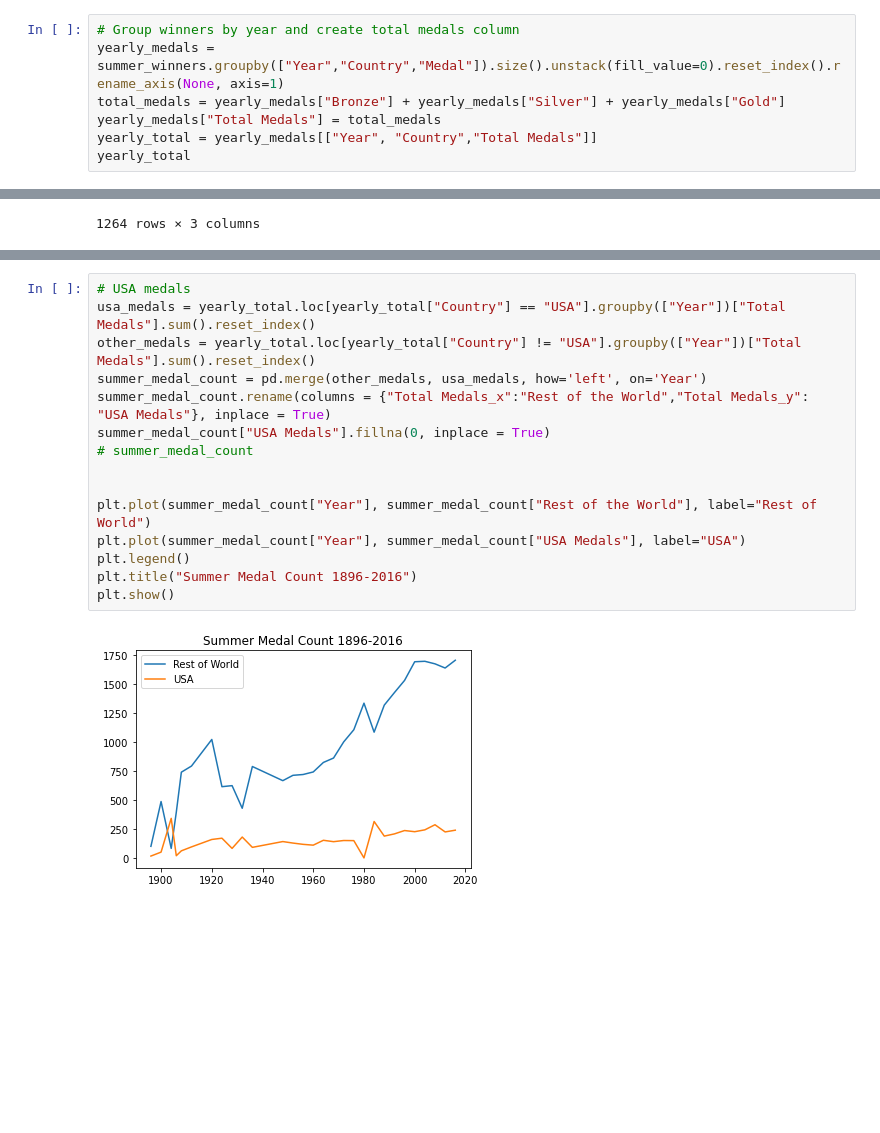
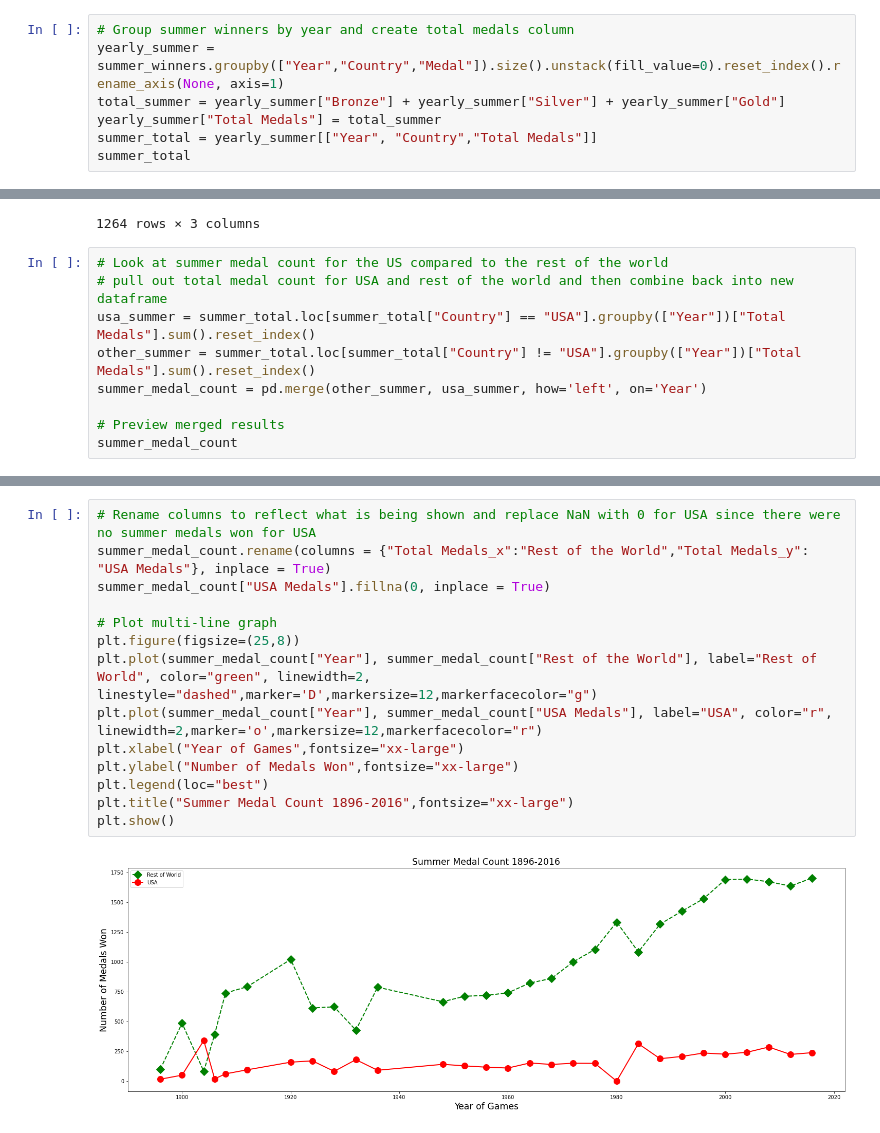
Before and after one commit to sissa81/project1, a Jupyter notebook: olympics.ipynb, the cells around one changed output, grey strips where cells are left out. Saved outputs shown, nothing was run; the diff lists cells and outputs as text; blank space fills up the shorter version.

```diff
--- a/olympics.ipynb
+++ b/olympics.ipynb
@@ -291,12 +291,12 @@ plt.title("Athletes at the Olympic Games by Sex")
 Text(0.5, 1.0, 'Athletes at the Olympic Games by Sex')
 [figure]
 # %%
-# Group winners by year and create total medals column
-yearly_medals = summer_winners.groupby(["Year","Country","Medal"]).size().unstack(fill_value=0).reset_index().rename_axis(None, axis=1)
-total_medals = yearly_medals["Bronze"] + yearly_medals["Silver"] + yearly_medals["Gold"]
-yearly_medals["Total Medals"] = total_medals
-yearly_total = yearly_medals[["Year", "Country","Total Medals"]]
-yearly_total
+# Group summer winners by year and create total medals column
+yearly_summer = summer_winners.groupby(["Year","Country","Medal"]).size().unstack(fill_value=0).reset_index().rename_axis(None, axis=1)
+total_summer = yearly_summer["Bronze"] + yearly_summer["Silver"] + yearly_summer["Gold"]
+yearly_summer["Total Medals"] = total_summer
+summer_total = yearly_summer[["Year", "Country","Total Medals"]]
+summer_total
 # %% [output]
 |  | Year | Country | Total Medals |
 | 0 | 1896 | Australia | 2 |
@@ -311,3 +311,12 @@ yearly_total
 | 1262 | 2016 | Venezuela | 3 |
 | 1263 | 2016 | Vietnam | 2 |
 1264 rows × 3 columns
+# %%
+# Look at summer medal count for the US compared to the rest of the world
+# pull out total medal count for USA and rest of the world and then combine back into new dataframe
+usa_summer = summer_total.loc[summer_total["Country"] == "USA"].groupby(["Year"])["Total Medals"].sum().reset_index()
+other_summer = summer_total.loc[summer_total["Country"] != "USA"].groupby(["Year"])["Total Medals"].sum().reset_index()
+summer_medal_count = pd.merge(other_summer, usa_summer, how='left', on='Year')
+
+# Preview merged results
+summer_medal_count
@@ -314,17 +341,16 @@ yearly_total
 # %%
-# USA medals
-usa_medals = yearly_total.loc[yearly_total["Country"] == "USA"].groupby(["Year"])["Total Medals"].sum().reset_index()
-other_medals = yearly_total.loc[yearly_total["Country"] != "USA"].groupby(["Year"])["Total Medals"].sum().reset_index()
-summer_medal_count = pd.merge(other_medals, usa_medals, how='left', on='Year')
+# Rename columns to reflect what is being shown and replace NaN with 0 for USA since there were no summer medals won for USA
 summer_medal_count.rename(columns = {"Total Medals_x":"Rest of the World","Total Medals_y": "USA Medals"}, inplace = True)
 summer_medal_count["USA Medals"].fillna(0, inplace = True)
-# summer_medal_count
 
-
-plt.plot(summer_medal_count["Year"], summer_medal_count["Rest of the World"], label="Rest of World")
-plt.plot(summer_medal_count["Year"], summer_medal_count["USA Medals"], label="USA")
-plt.legend()
-plt.title("Summer Medal Count 1896-2016")
+# Plot multi-line graph
+plt.figure(figsize=(25,8))
+plt.plot(summer_medal_count["Year"], summer_medal_count["Rest of the World"], label="Rest of World", color="green", linewidth=2, linestyle="dashed",marker='D',markersize=12,markerfacecolor="g")
+plt.plot(summer_medal_count["Year"], summer_medal_count["USA Medals"], label="USA", color="r", linewidth=2,marker='o',markersize=12,markerfacecolor="r")
+plt.xlabel("Year of Games",fontsize="xx-large")
+plt.ylabel("Number of Medals Won",fontsize="xx-large")
+plt.legend(loc="best")
+plt.title("Summer Medal Count 1896-2016",fontsize="xx-large")
 plt.show()
 # %% [output]
-[figure, old version]
+[figure, new version]
```
Also changed, not shown: parts of 4 cells of this notebook.
